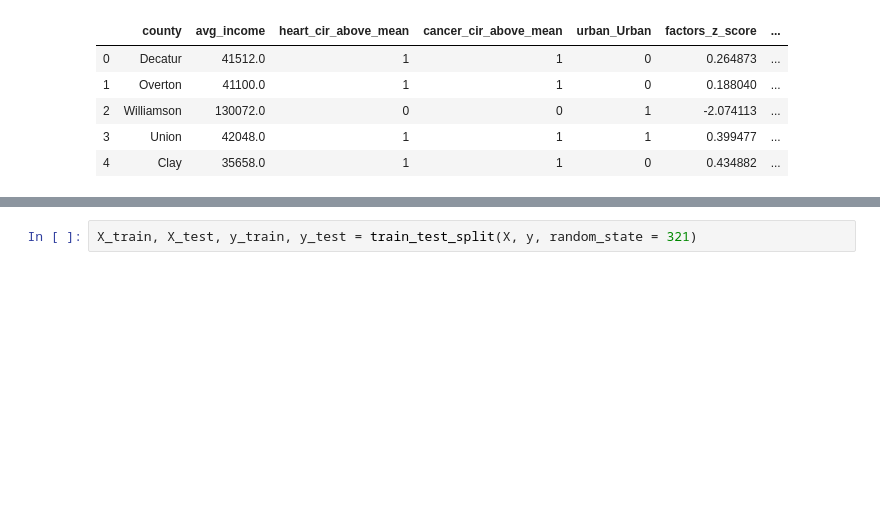
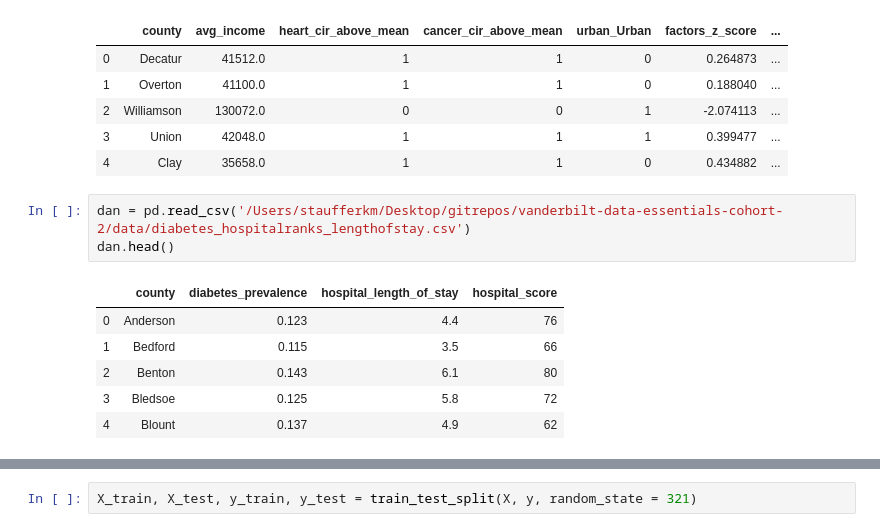
Before and after one commit to staufferalexander/vanderbilt-data-essentials-cohort-2, a Jupyter notebook: Class1_HCcosts_Sept4.19.ipynb, the cells around one changed output, grey strips where cells are left out. Saved outputs shown, nothing was run; the diff lists cells and outputs as text; blank space fills up the shorter version.

```diff
--- a/Class1_HCcosts_Sept4.19.ipynb
+++ b/Class1_HCcosts_Sept4.19.ipynb
@@ -1059,3 +1004,13 @@ TN_total5.head(5)
 | 2 | Williamson | 130072.0 | 0 | 0 | 1 | -2.074113 | ... |
 | 3 | Union | 42048.0 | 1 | 1 | 1 | 0.399477 | ... |
 | 4 | Clay | 35658.0 | 1 | 1 | 0 | 0.434882 | ... |
+# %%
+dan = pd.read_csv('/Users/staufferkm/Desktop/gitrepos/vanderbilt-data-essentials-cohort-2/data/diabetes_hospitalranks_lengthofstay.csv')
+dan.head()
+# %% [output]
+|  | county | diabetes_prevalence | hospital_length_of_stay | hospital_score |
+| 0 | Anderson | 0.123 | 4.4 | 76 |
+| 1 | Bedford | 0.115 | 3.5 | 66 |
+| 2 | Benton | 0.143 | 6.1 | 80 |
+| 3 | Bledsoe | 0.125 | 5.8 | 72 |
+| 4 | Blount | 0.137 | 4.9 | 62 |
```
Also changed, not shown: parts of 38 cells of this notebook.
